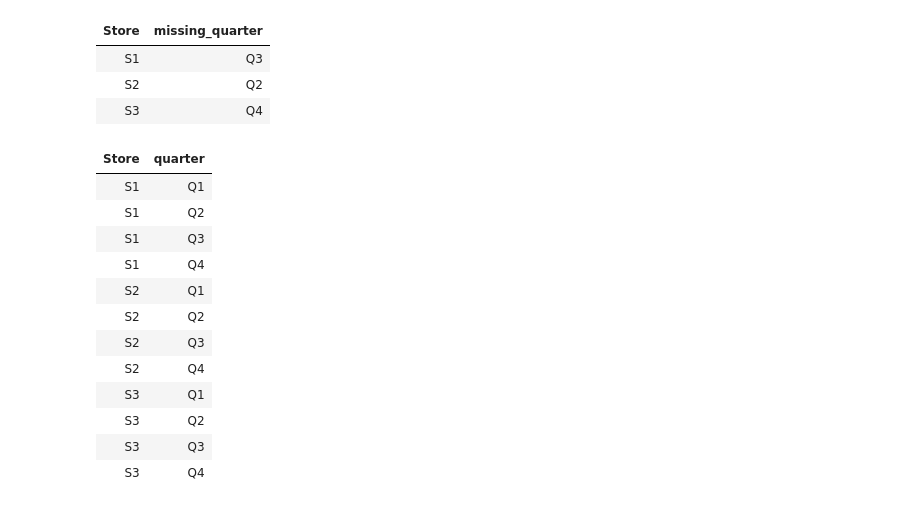
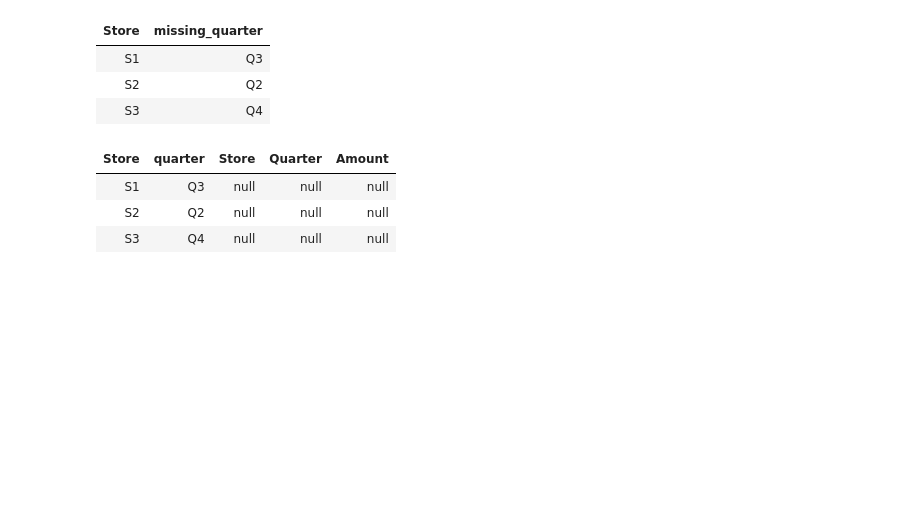
Before and after one commit to Rupam-1/SQL-Pyspark-practise_youtube, a Jupyter notebook: 03. SQL - Part2.ipynb, the cells around one changed output. Drawn from its saved outputs; the diff is of its cells as text; code cells hidden in the pictures; blank space fills up the shorter version.

```diff
--- a/03. SQL - Part2.ipynb
+++ b/03. SQL - Part2.ipynb
@@ -734,34 +724,27 @@ group By Store;
 | S3 | Q4 |
 # %%
 %sql
+---------------------------- Method 2 ( Using recurssive CTE ) -----------------------------
 with recursive cte as (
     select distinct Store, 1 as q_no from store_quarterly_sales
     union all
     select Store, q_no+1 as q_no from cte where q_no < 4
 ),
 cte1 as (
-select
-    Store,
-    concat("Q", q_no) as quarter
-from cte
-order by Store, q_no
+    select
+        Store,
+        concat("Q", q_no) as quarter
+    from cte
+    order by Store, q_no
 )
-select
-
-from cte1
-left join cte
-on cet1.Store = cte.Store and cte1.
+select *
+from cte1 as c
+left join store_quarterly_sales as s
+on c.Store = s.Store and c.quarter = s.Quarter
+where s.Store is Null
+order by c.Store;
 # %% [output]
-| Store | quarter |
-| S1 | Q1 |
-| S1 | Q2 |
-| S1 | Q3 |
-| S1 | Q4 |
-| S2 | Q1 |
-| S2 | Q2 |
-| S2 | Q3 |
-| S2 | Q4 |
-| S3 | Q1 |
-| S3 | Q2 |
-| S3 | Q3 |
-| S3 | Q4 |
+| Store | quarter | Store | Quarter | Amount |
+| S1 | Q3 | null | null | null |
+| S2 | Q2 | null | null | null |
+| S3 | Q4 | null | null | null |
```
Also changed, not shown: parts of 3 cells of this notebook, 1 other file.
